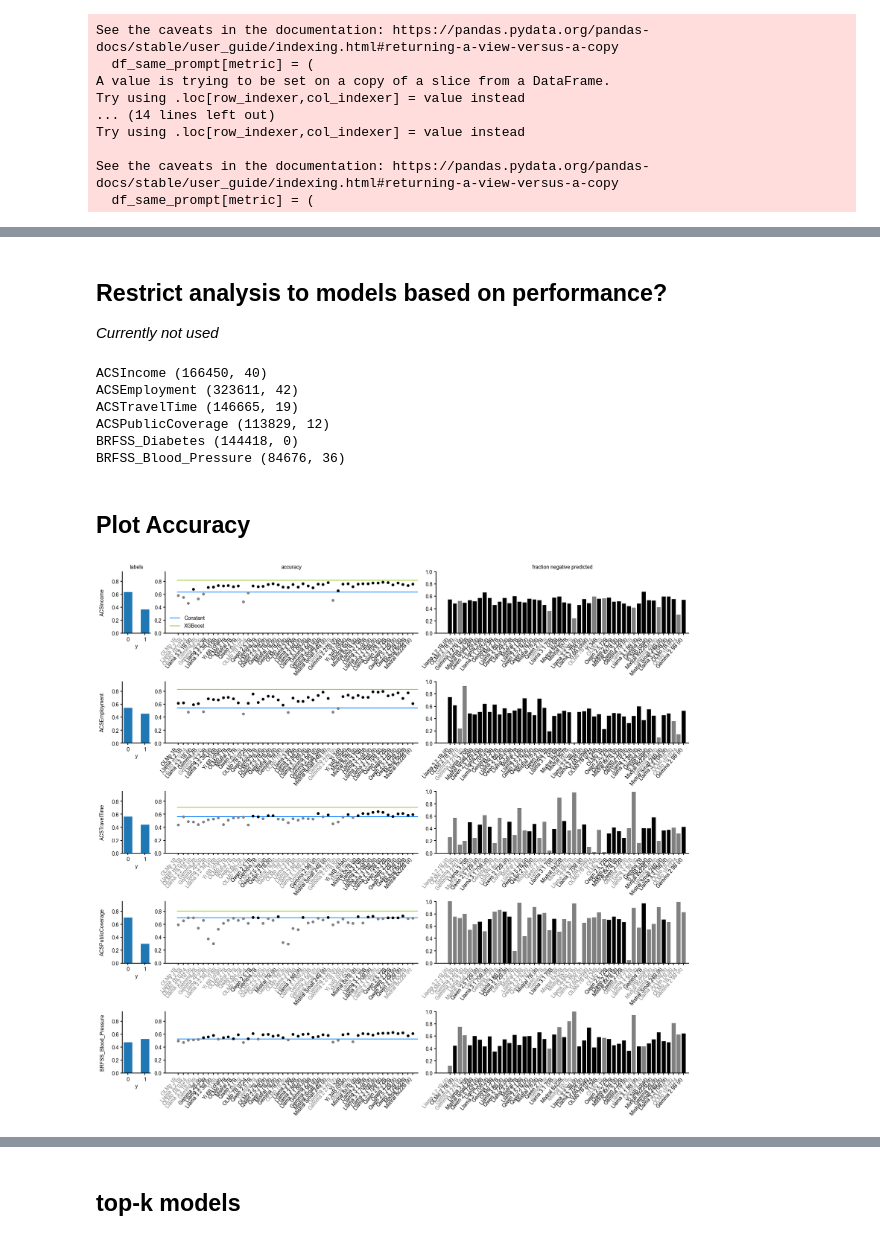
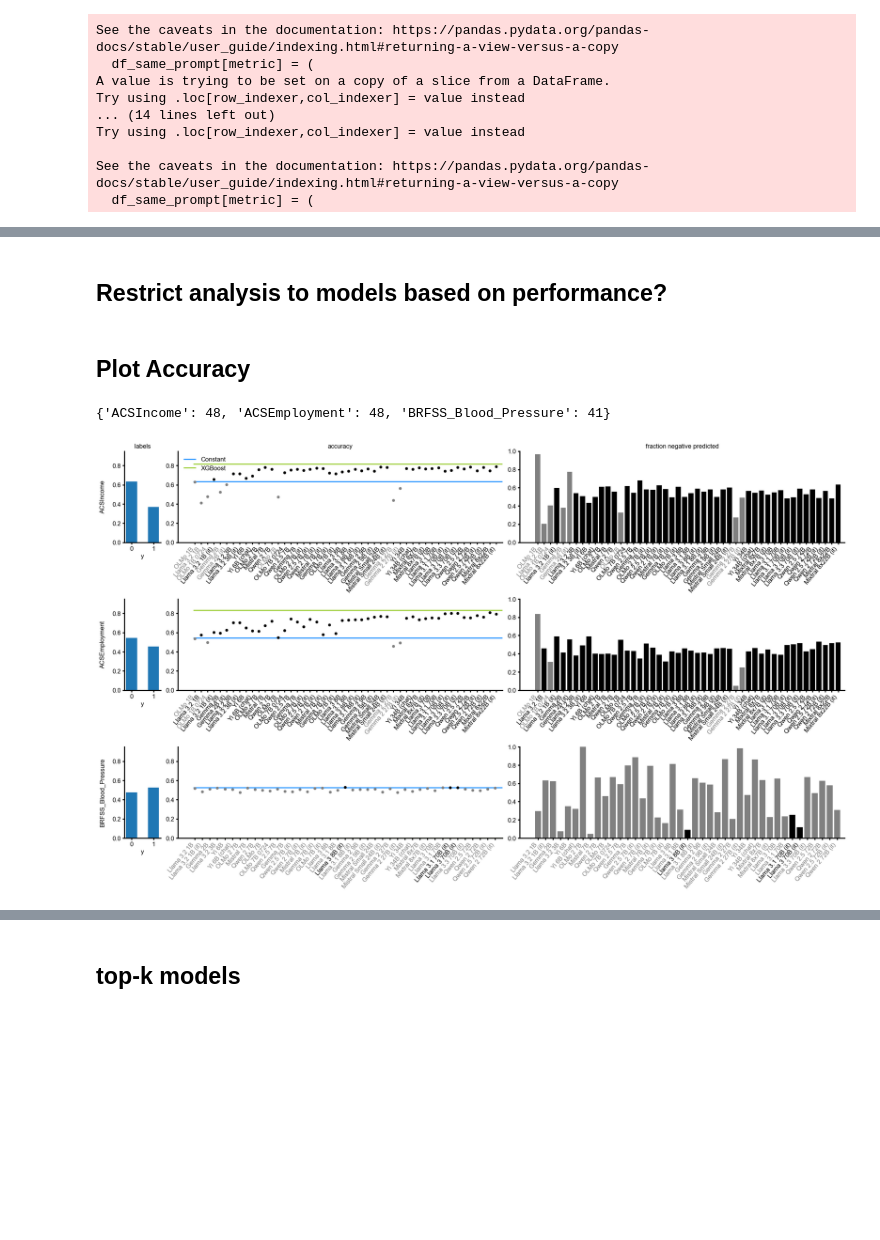
Before and after one commit to milagorecki/monoculture-multiplicity-paper, a Jupyter notebook: notebooks/experiments/same-prompt/general-performance.ipynb, the cells around one changed output, grey strips where cells are left out. Saved outputs shown, nothing was run; the diff lists cells and outputs as text; code cells hidden in the pictures; blank space fills up the shorter version.

Commit message:
update plotting notebooks

```diff
--- a/notebooks/experiments/same-prompt/general-performance.ipynb
+++ b/notebooks/experiments/same-prompt/general-performance.ipynb
@@ -115,7 +68,7 @@ Skipping XGBoost
 # %% [markdown]
 ## Load predictions
 # %%
-num_shots = 0
+num_shots = 10
 threshold_fitted = 1
 
 df = pd.read_csv(results_df_path)
@@ -144,6 +97,6 @@ try:
     ), f"Results for all tasks to be analysed have to be available, available are: {list(df_same_prompt['task'].unique())} "
 except AssertionError:
     logging.warning("Reduced TASKS to available tasks.")
-    TASKS = list(df_same_prompt["task"].unique())
+    TASKS = list(set(df_same_prompt["task"].unique()).intersection(TASKS))
 TASKS
 # %% [output]
@@ -178,10 +126,10 @@ for metric in metrics:
         .copy()
     )
 
-evals_per_task = {}  # [task][metric][model]
-for task in df_same_prompt["task"].unique():
+evals_per_task_all = {}  # [task][metric][model]
+for task in TASKS:
     df_task = df_same_prompt[df_same_prompt["task"] == task]
-    evals_per_task[task] = {
+    evals_per_task_all[task] = {
         metric: {model: val for model, val in zip(df_task["model"], df_task[metric])}
         for metric in metrics
     }
@@ -206,9 +191,7 @@ See the caveats in the documentation: https://pandas.pydata.org/pandas-docs/stab
 # %% [markdown]
 ## Restrict analysis to models based on performance?
-
-*Currently not used*
 # %%
-restrict_to_better_const = True
+restrict_to_better_const = False
 restrict_to_positive_label = False
 restrict_to_negative_label = False
 assert not (
@@ -232,9 +215,10 @@ models_better_const = {
 if any(
     [restrict_to_better_const, restrict_to_positive_label, restrict_to_negative_label]
 ):
-    if not data:
+    if not data_all:
         logging.warning("Load task data")
-        data = load_task_data(TASKS, Path("./data"))
+        data_all = load_task_data(TASKS, Path("./data"))
+        data = data_all.copy()
 
     for task in TASKS:
         df_task = df_same_prompt[df_same_prompt["task"] == task]
@@ -253,26 +237,35 @@ if any(
         if restrict_to_negative_label or restrict_to_positive_label:
             filter_idx = y_true[y_true == int(restrict_to_positive_label)].index
             predictions[task] = predictions[task].loc[filter_idx]
+            data[task] = (data[task][0].loc[filter_idx], data[task][1].loc[filter_idx])
         print(task, predictions[task].shape)
+else:
+    data = data_all.copy()
+
+evals_per_task = {
+    task: {
+        metric: {
+            model: evals_per_task_all[task][metric][model]
+            for model in predictions[task].columns
+        }
+        for metric in evals_per_task_all[task].keys()
+    }
+    for task in evals_per_task_all.keys()
+}
-# %% [output]
-ACSIncome (166450, 40)
-ACSEmployment (323611, 42)
-ACSTravelTime (146665, 19)
-ACSPublicCoverage (113829, 12)
-BRFSS_Diabetes (144418, 0)
-BRFSS_Blood_Pressure (84676, 36)
 # %% [markdown]
 ## Plot Accuracy
+# %%
+{task: predictions[task].shape[1] for task in TASKS}
+# %% [output]
+{'ACSIncome': 48, 'ACSEmployment': 48, 'BRFSS_Blood_Pressure': 41}
 # %%
 # one big plot
-tasks_to_plot = [
-    task for task in TASKS if task != "ACSMobility" and predictions[task].shape[1] > 0
-]
+tasks_to_plot = TASKS
 
 fig, axs = plt.subplots(
     len(tasks_to_plot),
     3,
-    figsize=(16, 3 * len(tasks_to_plot)),
+    figsize=(20, 4 * len(tasks_to_plot)),
     constrained_layout=True,
     gridspec_kw={"width_ratios": [1, 9, 9]},
 )
@@ -303,37 +296,39 @@ for i, task in enumerate(tasks_to_plot):
         ax=axs[i, 1],
         task=task,
         evals=evals_per_task,
         baseline_evals=baseline_evals,
         models_above_baseline=models_better_const,
         ylims=(0, 0.95),
         hline_xmin=-0.2,
         hline_xmax=predictions_all[task].shape[1] + 0.1,
     )
 
     # fraction of negative predicted samples
     axs[i, 2] = plot_neg_predicted(
         axs[i, 2],
         task=task,
         evals=evals_per_task,
         models_above_baseline=models_better_const,
     )
 
     axs[0, 1].legend()
 
 file_name = "".join(
     [
-        f"{num_shots}-shot-model-performance",
+        f"performance-{num_shots}-shot",
         "_tresh_fitted" if threshold_fitted == 1 else "",
         "_better_const" if restrict_to_better_const else "",
         "_pos_instances" if restrict_to_positive_label else "",
         "_neg_instances" if restrict_to_negative_label else "",
-        ".png",
     ]
 )
-plt.savefig(FIGURES_ROOT_DIR / "paper" / file_name)
+
+for ending in [".png", ".pdf"]:
+    plt.savefig(FIGURES_ROOT_DIR / (file_name + ending))
+    plt.savefig(FIGURES_PAPER_DIR / (file_name + ending))
 plt.show()
 # %% [output]
-[figure, old version]
+[figure, new version]
 # %%
 # one plot per task
 for task in TASKS:  # , 'ACSEmployment', 'BRFSS_Diabetes', 'BRFSS_Blood_Pressure']:
```
Also changed, not shown: parts of 20 cells of this notebook, 14 other files.
